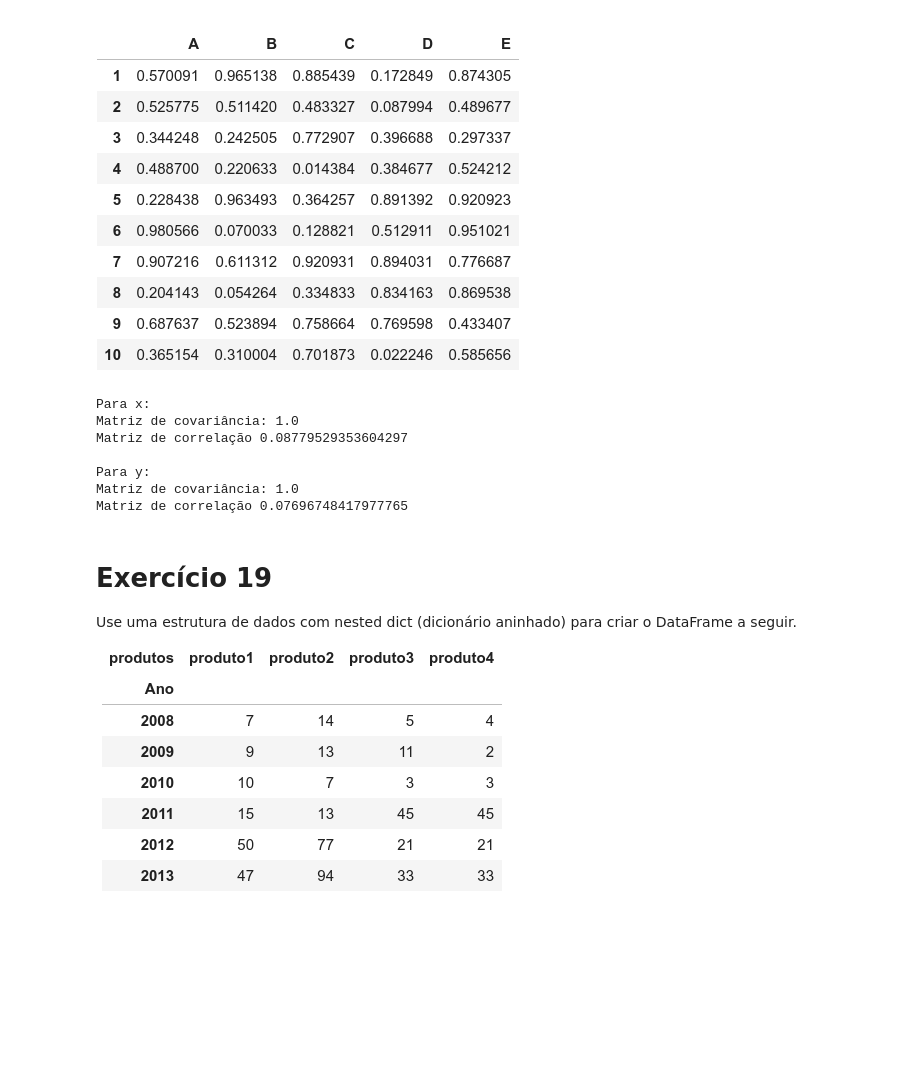
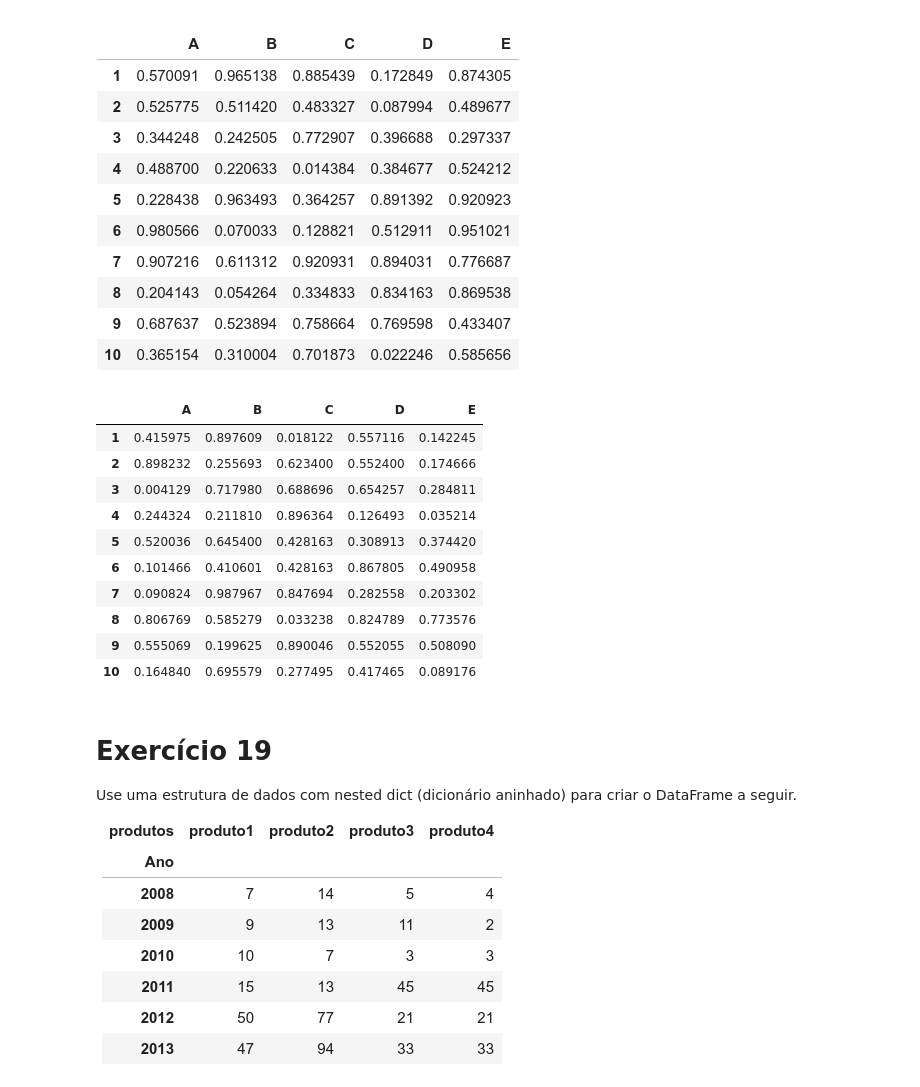
Before and after one commit to carlosedlucas/Curso_Udemy_Data_Science_com_Python, a Jupyter notebook: Pandas/1 - Introducao.ipynb, the cells around one changed output. Drawn from its saved outputs; the diff is of its cells as text; code cells hidden in the pictures; blank space fills up the shorter version.

```diff
--- a/Pandas/1 - Introducao.ipynb
+++ b/Pandas/1 - Introducao.ipynb
@@ -892,24 +888,22 @@ Construa um objeto do tipo DataFrame com a estrutura abaixo. Utilize np.random.r
 Resultado esperado:
 
 ![image.png](attachment:image.png)
-# %%
-x = np.random.rand(100)
-y = np.random.uniform(size=100)
-
-print('Para x:')
-print(f'Matriz de covariância: {np.corrcoef(x)}')
-print(f'Matriz de correlação {np.cov(x)}\n')
-print('Para y:')
-print(f'Matriz de covariância: {np.corrcoef(y)}')
-print(f'Matriz de correlação {np.cov(y)}')
-# %% [output]
-Para x:
-Matriz de covariância: 1.0
-Matriz de correlação 0.08779529353604297
-
-Para y:
-Matriz de covariância: 1.0
-Matriz de correlação 0.07696748417977765
+# %%
+data = np.random.random(size=(10,5))
+df = pd.DataFrame(data=data, index=range(1,11), columns=list('ABCDE'))
+display(df)
+# %% [output]
+|  | A | B | C | D | E |
+| 1 | 0.415975 | 0.897609 | 0.018122 | 0.557116 | 0.142245 |
+| 2 | 0.898232 | 0.255693 | 0.623400 | 0.552400 | 0.174666 |
+| 3 | 0.004129 | 0.717980 | 0.688696 | 0.654257 | 0.284811 |
+| 4 | 0.244324 | 0.211810 | 0.896364 | 0.126493 | 0.035214 |
+| 5 | 0.520036 | 0.645400 | 0.428163 | 0.308913 | 0.374420 |
+| 6 | 0.101466 | 0.410601 | 0.428163 | 0.867805 | 0.490958 |
+| 7 | 0.090824 | 0.987967 | 0.847694 | 0.282558 | 0.203302 |
+| 8 | 0.806769 | 0.585279 | 0.033238 | 0.824789 | 0.773576 |
+| 9 | 0.555069 | 0.199625 | 0.890046 | 0.552055 | 0.508090 |
+| 10 | 0.164840 | 0.695579 | 0.277495 | 0.417465 | 0.089176 |
 # %% [markdown]
 # Exercício 19
 
```
Also changed, not shown: parts of 19 cells of this notebook.
